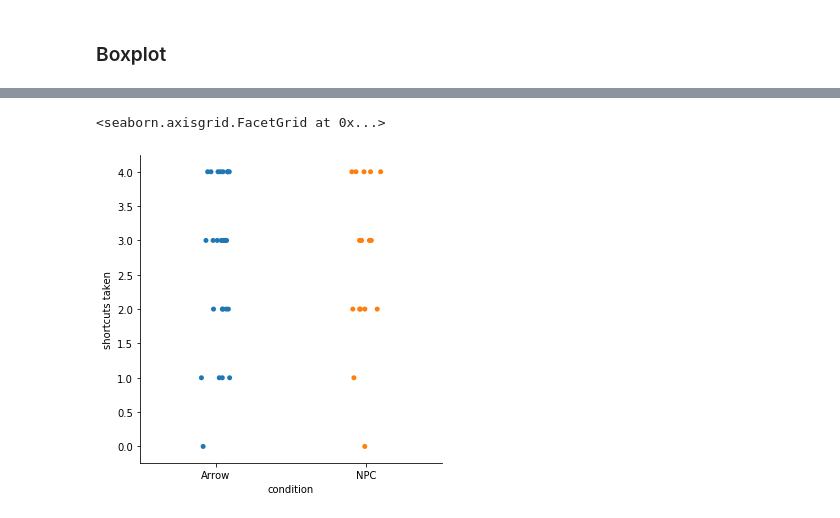
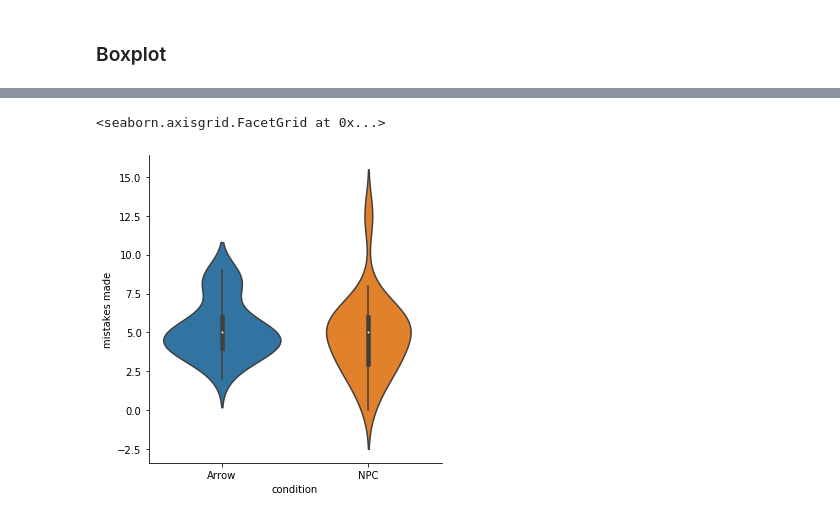
Before and after one commit to latedude2/P5-data-analysis, a Jupyter notebook: P5_result_analysis.ipynb, the cells around one changed output, grey strips where cells are left out. Saved outputs shown, nothing was run; the diff lists cells and outputs as text; code cells hidden in the pictures.

Commit message:
Add new data and small adjustments

```diff
--- a/P5_result_analysis.ipynb
+++ b/P5_result_analysis.ipynb
@@ -442,5 +449,5 @@ sns.catplot(x = 'condition', y = "mistakes made", kind = "strip", data = data)
 # %%
-sns.catplot(x = 'condition', y = "shortcuts taken", kind = "strip", data = data)
+sns.catplot(x = 'condition', y = "mistakes made", kind = "violin", data = data)
 # %% [output]
 <seaborn.axisgrid.FacetGrid at 0x...>
-[figure, old version]
+[figure, new version]
```
Also changed, not shown: parts of 35 cells of this notebook, 4 other files.
